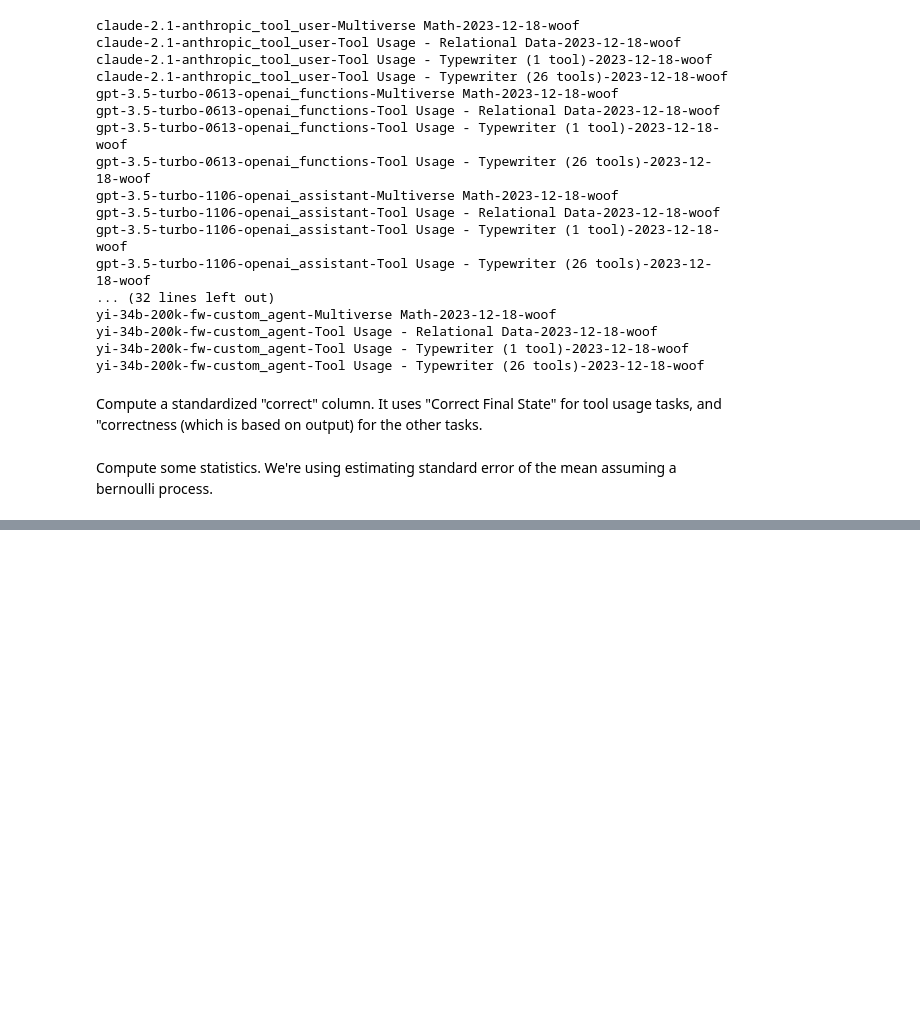
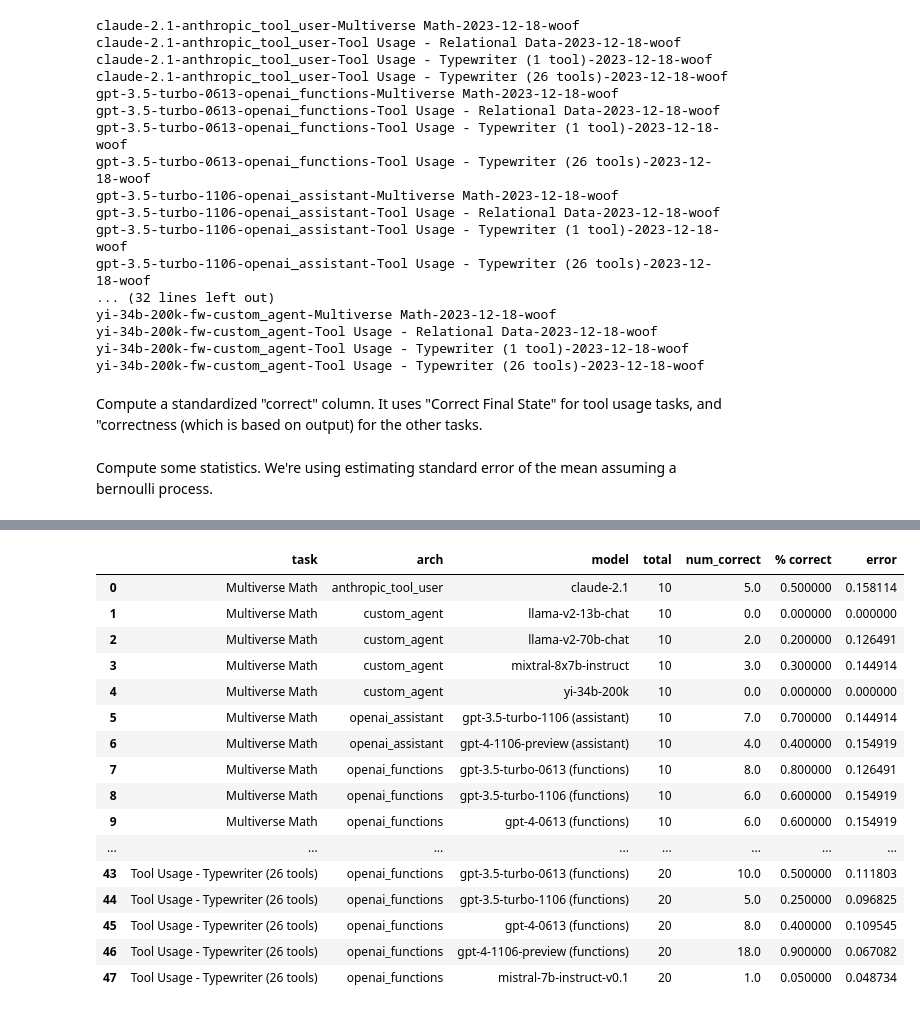
Before and after one commit to langchain-ai/langchain-benchmarks, a Jupyter notebook: docs/source/notebooks/tool_usage/analysis.ipynb, the cells around one changed output, grey strips where cells are left out. Drawn from its saved outputs; the diff is of its cells as text; code cells hidden in the pictures; blank space fills up the shorter version.

```diff
--- a/docs/source/notebooks/tool_usage/analysis.ipynb
+++ b/docs/source/notebooks/tool_usage/analysis.ipynb
@@ -199,0 +166,20 @@ plt.show()
+# %%
+stats_df
+# %% [output]
+|  | task | arch | model | total | num_correct | % correct | error |
+| 0 | Multiverse Math | anthropic_tool_user | claude-2.1 | 10 | 5.0 | 0.500000 | 0.158114 |
+| 1 | Multiverse Math | custom_agent | llama-v2-13b-chat | 10 | 0.0 | 0.000000 | 0.000000 |
+| 2 | Multiverse Math | custom_agent | llama-v2-70b-chat | 10 | 2.0 | 0.200000 | 0.126491 |
+| 3 | Multiverse Math | custom_agent | mixtral-8x7b-instruct | 10 | 3.0 | 0.300000 | 0.144914 |
+| 4 | Multiverse Math | custom_agent | yi-34b-200k | 10 | 0.0 | 0.000000 | 0.000000 |
+| 5 | Multiverse Math | openai_assistant | gpt-3.5-turbo-1106 (assistant) | 10 | 7.0 | 0.700000 | 0.144914 |
+| 6 | Multiverse Math | openai_assistant | gpt-4-1106-preview (assistant) | 10 | 4.0 | 0.400000 | 0.154919 |
+| 7 | Multiverse Math | openai_functions | gpt-3.5-turbo-0613 (functions) | 10 | 8.0 | 0.800000 | 0.126491 |
+| 8 | Multiverse Math | openai_functions | gpt-3.5-turbo-1106 (functions) | 10 | 6.0 | 0.600000 | 0.154919 |
+| 9 | Multiverse Math | openai_functions | gpt-4-0613 (functions) | 10 | 6.0 | 0.600000 | 0.154919 |
+| ... | ... | ... | ... | ... | ... | ... | ... |
+| 43 | Tool Usage - Typewriter (26 tools) | openai_functions | gpt-3.5-turbo-0613 (functions) | 20 | 10.0 | 0.500000 | 0.111803 |
+| 44 | Tool Usage - Typewriter (26 tools) | openai_functions | gpt-3.5-turbo-1106 (functions) | 20 | 5.0 | 0.250000 | 0.096825 |
+| 45 | Tool Usage - Typewriter (26 tools) | openai_functions | gpt-4-0613 (functions) | 20 | 8.0 | 0.400000 | 0.109545 |
+| 46 | Tool Usage - Typewriter (26 tools) | openai_functions | gpt-4-1106-preview (functions) | 20 | 18.0 | 0.900000 | 0.067082 |
+| 47 | Tool Usage - Typewriter (26 tools) | openai_functions | mistral-7b-instruct-v0.1 | 20 | 1.0 | 0.050000 | 0.048734 |
```
Also changed, not shown: parts of 14 cells of this notebook.
